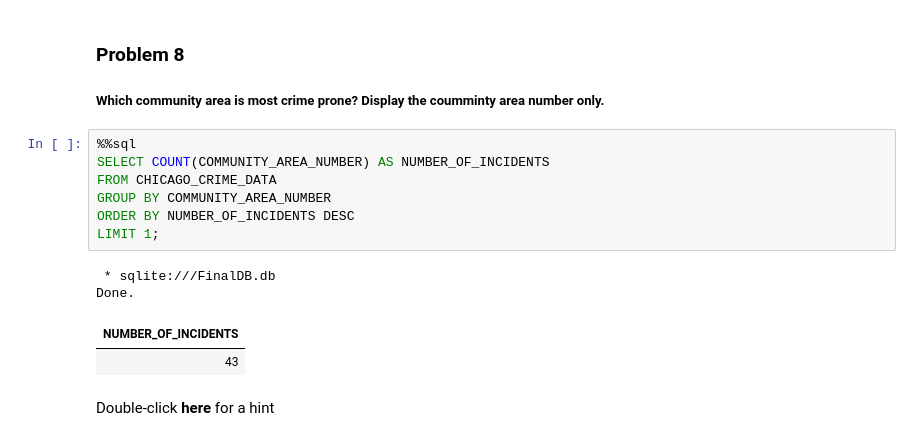
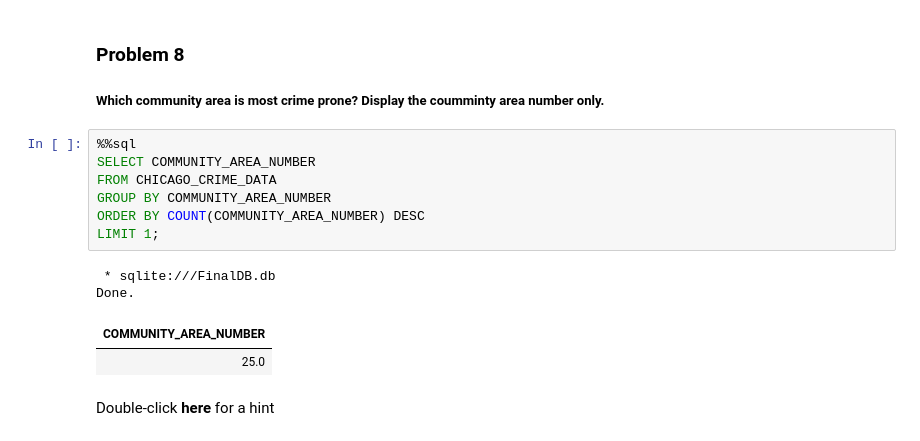
Before and after one commit to Aldobrandi/IBM-datascience-course6-finalproject, a Jupyter notebook: IBM Course 6 Final Project_Jerome Quelin.ipynb, the cells around one changed output. Cells and saved outputs as stored; diff of their text form.

```diff
--- a/IBM Course 6 Final Project_Jerome Quelin.ipynb
+++ b/IBM Course 6 Final Project_Jerome Quelin.ipynb
@@ -260,16 +260,16 @@ Done.
 ##### Which community area is most crime prone? Display the coumminty area number only.
 # %%
 %%sql
-SELECT COUNT(COMMUNITY_AREA_NUMBER) AS NUMBER_OF_INCIDENTS
+SELECT COMMUNITY_AREA_NUMBER
 FROM CHICAGO_CRIME_DATA
 GROUP BY COMMUNITY_AREA_NUMBER
-ORDER BY NUMBER_OF_INCIDENTS DESC
+ORDER BY COUNT(COMMUNITY_AREA_NUMBER) DESC
 LIMIT 1;
 # %% [output]
  * sqlite:///FinalDB.db
 Done.
-| NUMBER_OF_INCIDENTS |
-| 43 |
+| COMMUNITY_AREA_NUMBER |
+| 25.0 |
 # %% [markdown]
 
 Double-click **here** for a hint
```
